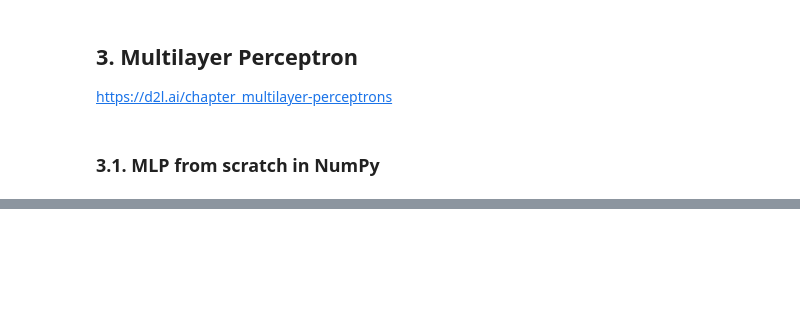
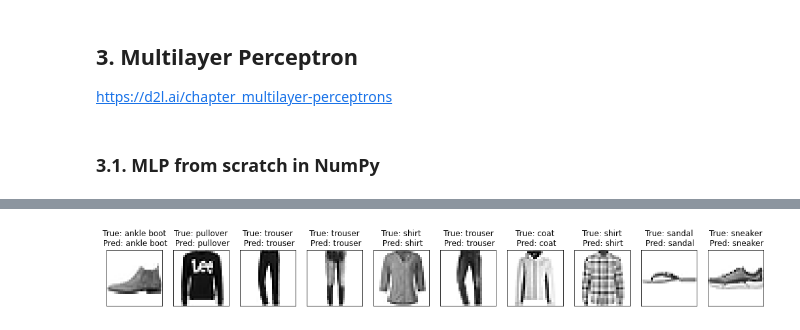
Before and after one commit to zafarrafii/Deep-Learning, a Jupyter notebook: Tests.ipynb, the cells around one changed output, grey strips where cells are left out. Cells and saved outputs as stored; diff of their text form; code cells hidden in the pictures; blank space fills up the shorter version.

```diff
--- a/Tests.ipynb
+++ b/Tests.ipynb
@@ -445,18 +444,17 @@ for i in range(number_epochs):
 # Show some predictions
 number_examples = 10
 O = np.matmul(X_test[:number_examples, :], W) + b
+O = O-np.max(O, axis=1)[:, None]
 O_exp = np.exp(O)
-O = O-np.max(O, axis=1)[:, None]
 Y_hat = O_exp/np.sum(O_exp, axis=1)[:, None]
 y_hat = np.argmax(Y_hat, axis=1)
 label_list = ['t-shirt', 'trouser', 'pullover', 'dress', 'coat', 'sandal', 'shirt', 'sneaker', 'bag', 'ankle boot']
-plt.figure(figsize=(14, 2))
+plt.figure(figsize=(18, 2))
 for i in range(number_examples):
     plt.subplot(1, number_examples, i+1)
     plt.imshow(np.reshape(X_test[i, :], (28, 28))*255, cmap='binary')
     plt.title(f'True: {label_list[y_test[i].item()]}\n Pred: {label_list[y_hat[i]]}')
     plt.xticks([])
     plt.yticks([])
-    plt.tight_layout()
 plt.show()
 # %% [output]
@@ -571,13 +569,12 @@ O_exp = torch.exp(O)
 Y_hat = O_exp/torch.sum(O_exp, 1, keepdim=True)
 y_hat = torch.argmax(Y_hat, dim=1)
 label_list = ['t-shirt', 'trouser', 'pullover', 'dress', 'coat', 'sandal', 'shirt', 'sneaker', 'bag', 'ankle boot']
-plt.figure(figsize=(14, 2))
+plt.figure(figsize=(18, 2))
 for i in range(number_examples):
     plt.subplot(1, number_examples, i+1)
     plt.imshow(X[i][0], cmap='binary')
     plt.title(f'True: {label_list[y[i].item()]}\n Pred: {label_list[y_hat[i]]}')
     plt.xticks([])
     plt.yticks([])
-    plt.tight_layout()
 plt.show()
 # %% [output]
@@ -688,13 +685,12 @@ number_examples = 10
 Y_hat = model(X[:number_examples])
 y_hat = torch.argmax(Y_hat, dim=1)
 label_list = ['t-shirt', 'trouser', 'pullover', 'dress', 'coat', 'sandal', 'shirt', 'sneaker', 'bag', 'ankle boot']
-plt.figure(figsize=(14, 2))
+plt.figure(figsize=(18, 2))
 for i in range(number_examples):
     plt.subplot(1, number_examples, i+1)
     plt.imshow(X[i][0], cmap='binary')
     plt.title(f'True: {label_list[y[i].item()]}\n Pred: {label_list[y_hat[i]]}')
     plt.xticks([])
     plt.yticks([])
-    plt.tight_layout()
 plt.show()
 # %% [output]
@@ -718,6 +714,8 @@ import tensorflow as tf
 
 # Get the train and test inputs and outputs
 (X_train, y_train), (X_test, y_test) = tf.keras.datasets.fashion_mnist.load_data()
+X_train = X_train/255
+X_test = X_test/255
 input_size = X_train[0, :, :].shape
 output_size = 10
 
@@ -746,14 +744,13 @@ number_examples = 10
 Y_hat = model.predict(X_test[:number_examples, :, :])
 y_hat = np.argmax(Y_hat, axis=1)
 label_list = ['t-shirt', 'trouser', 'pullover', 'dress', 'coat', 'sandal', 'shirt', 'sneaker', 'bag', 'ankle boot']
-plt.figure(figsize=(14, 2))
+plt.figure(figsize=(18, 2))
 for i in range(number_examples):
     plt.subplot(1, number_examples, i+1)
     plt.imshow(X_test[i, :, :], cmap='binary')
     plt.title(f'True: {label_list[y_test[i]]}\n Pred: {label_list[y_hat[i]]}')
     plt.xticks([])
     plt.yticks([])
-    plt.tight_layout()
 plt.show()
 # %% [output]
 Epoch 1/10
@@ -858,41 +855,53 @@ for i in range(number_epochs):
         a = np.mean(np.argmax(Y_hat, axis=1)==y)
         train_accuracy[i].append(a)
 
-        # HERE!!!
+        # Compute the derivative of the loss wrt the output of the output layer
+        dl1 = Y_hat-Y
 
-#         # Update the weights and bias using SGD
-#         dl = y_hat-y1
-#         W = W-lr*np.matmul(X.T, dl)/np.shape(X)[0]
-#         b = b-lr*np.mean(dl, axis=0)
+        # Derive the derivative of the loss wrt the output of the hidden layer (using the chain rule)
+        dl0 = np.matmul(dl1, W1.T)
 
-#     # Derive the mean train loss and accuracy for the current epoch
-#     train_loss[i] = np.mean(train_loss[i])
-#     train_accuracy[i] = np.mean(train_accuracy[i])
+        # Update the weights and biases of the output layer using SGD
+        W1 = W1-lr*np.matmul(H.T, dl1)/np.shape(H)[0]
+        b1 = b1-lr*np.mean(dl1, axis=0)
 
-#     # Compute the test outputs and derive the test accuracy for the current epoch
-#     o = np.matmul(X_test, W) + b
-#     o = o-np.max(o, axis=1)[:, None]
-#     o_exp = np.exp(o)
-#     y_hat = o_exp/np.sum(o_exp, axis=1)[:, None]
-#     test_accuracy[i] = np.mean(np.argmax(y_hat, axis=1)==y_test)
 
-#     # Print the progress
-#     print(f'{i+1}/{number_epochs}: train_loss={train_loss[i]:.3f}; train_accuracy={train_accuracy[i]:.3f}; test_accuracy={test_accuracy[i]:.3f}')
+        # Update the weights and biases of the hidden layer using SGD
+        W0 = W0-lr*np.matmul(X.T, dl0)/np.shape(X)[0]
+        b0 = b0-lr*np.mean(dl0, axis=0)
 
-# # Show some predictions
-# number_examples = 10
-# o = np.matmul(X_test[:number_examples, :], W) + b
-# o_exp = np.exp(o)
-# o = o-np.max(o, axis=1)[:, None]
-# y_hat = o_exp/np.sum(o_exp, axis=1)[:, None]
-# y_hat = np.argmax(y_hat, axis=1)
-# label_list = ['t-shirt', 'trouser', 'pullover', 'dress', 'coat', 'sandal', 'shirt', 'sneaker', 'bag', 'ankle boot']
-# plt.figure(figsize=(14, 2))
-# for i in range(number_examples):
-#     plt.subplot(1, number_examples, i+1)
-#     plt.imshow(np.reshape(X_test[i, :], (28, 28))*255, cmap='binary')
-#     plt.title(f'True: {label_list[y[i].item()]}\n Pred: {label_list[y_hat[i]]}')
-#     plt.xticks([])
-#     plt.yticks([])
-#     plt.tight_layout()
-# plt.show()
+    # Derive the mean train loss and accuracy for the current epoch
+    train_loss[i] = np.mean(train_loss[i])
+    train_accuracy[i] = np.mean(train_accuracy[i])
+
+    # Compute the test outputs and derive the test accuracy for the current epoch
+    H = np.matmul(X_test, W0) + b0
+    H[H<0] = 0
+    O = np.matmul(H, W1) + b1
+    O = O-np.max(O, axis=1)[:, None]
+    O_exp = np.exp(O)
+    Y_hat = O_exp/np.sum(O_exp, axis=1)[:, None]
+    test_accuracy[i] = np.mean(np.argmax(Y_hat, axis=1)==y_test)
+
+    # Print the progress
+    print(f'{i+1}/{number_epochs}: train_loss={train_loss[i]:.3f}; train_accuracy={train_accuracy[i]:.3f}; test_accuracy={test_accuracy[i]:.3f}')
+
+# Show some predictions
+number_examples = 10
+H = np.matmul(X_test[:number_examples, :], W0) + b0
+H[H<0] = 0
+O = np.matmul(H, W1) + b1
+O = O-np.max(O, axis=1)[:, None]
+O_exp = np.exp(O)
+Y_hat = O_exp/np.sum(O_exp, axis=1)[:, None]
+y_hat = np.argmax(Y_hat, axis=1)
+label_list = ['t-shirt', 'trouser', 'pullover', 'dress', 'coat', 'sandal', 'shirt', 'sneaker', 'bag', 'ankle boot']
+plt.figure(figsize=(18, 2))
+for i in range(number_examples):
+    plt.subplot(1, number_examples, i+1)
+    plt.imshow(np.reshape(X_test[i, :], (28, 28))*255, cmap='binary')
+    plt.title(f'True: {label_list[y_test[i].item()]}\n Pred: {label_list[y_hat[i]]}')
+    plt.xticks([])
+    plt.yticks([])
+plt.show()
+# %% [output]
@@ -898,0 +918 @@ for i in range(number_epochs):
+[figure, added]
```
Also changed, not shown: parts of 6 cells of this notebook.
